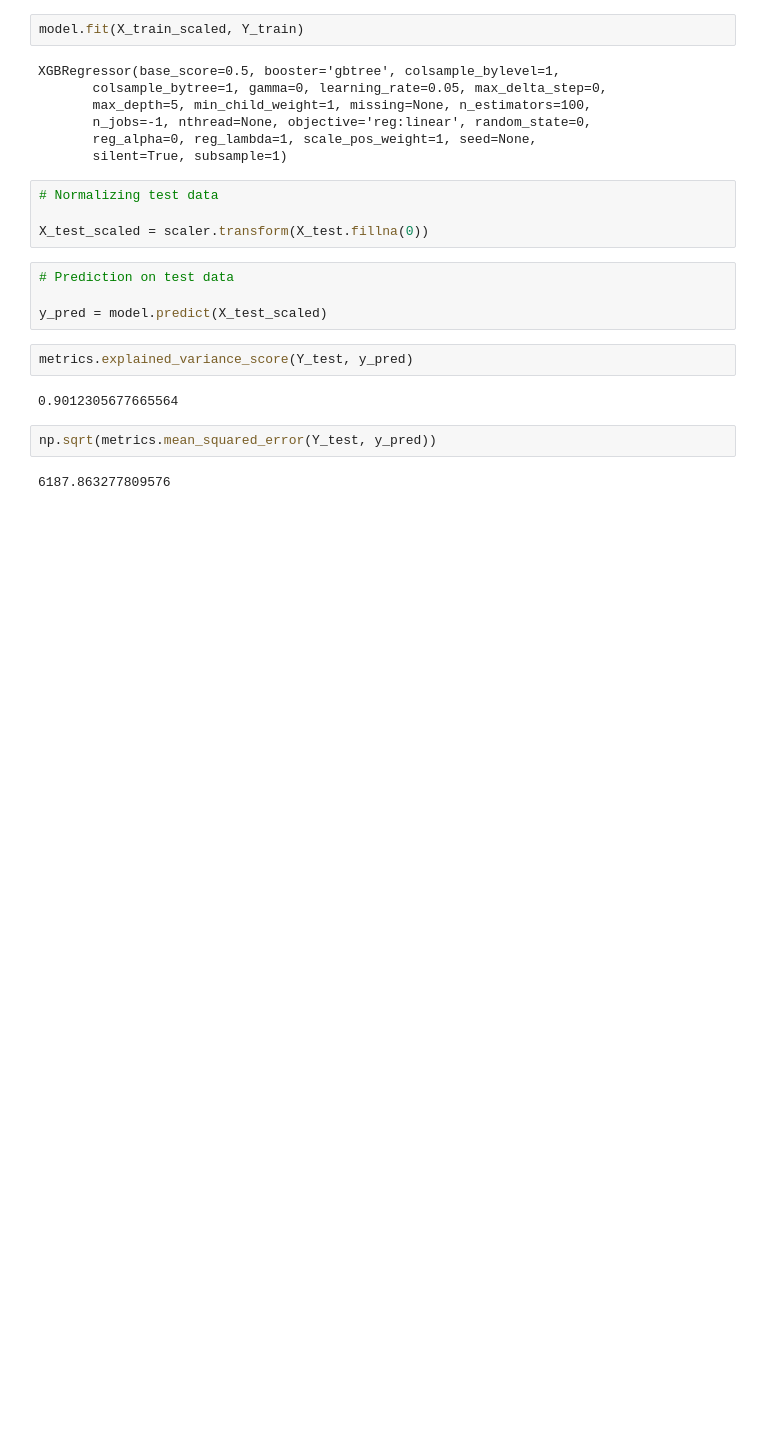
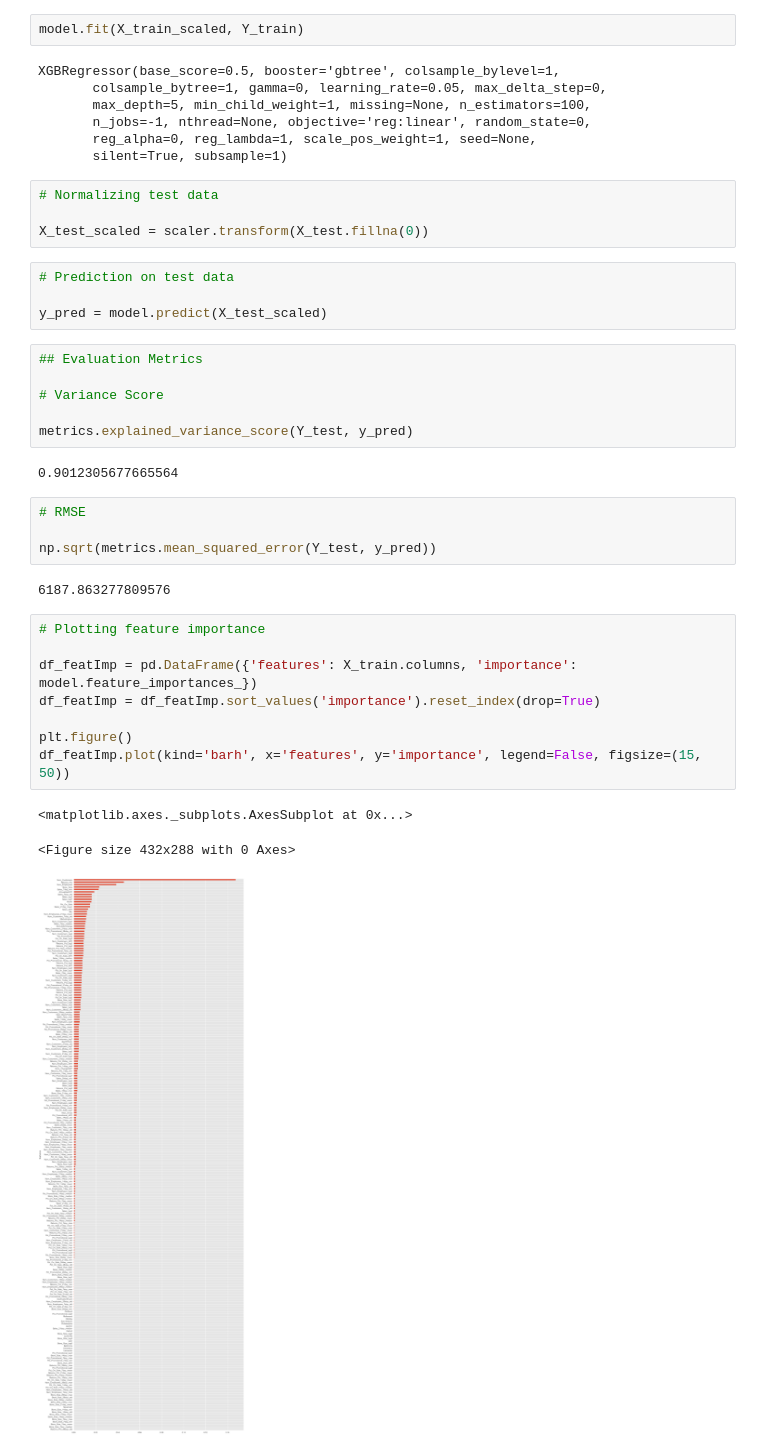
Before and after one commit to srjit/sales-time-series-analysis, a Jupyter notebook: src/models/XGBoost.ipynb, the cells around one changed output. Saved outputs shown, nothing was run; the diff lists cells and outputs as text; blank space fills up the shorter version.

```diff
--- a/src/models/XGBoost.ipynb
+++ b/src/models/XGBoost.ipynb
@@ -282,10 +282,28 @@ X_test_scaled = scaler.transform(X_test.fillna(0))
 
 y_pred = model.predict(X_test_scaled)
 # %%
+## Evaluation Metrics
+
+# Variance Score
+
 metrics.explained_variance_score(Y_test, y_pred)
 # %% [output]
 0.9012305677665564
 # %%
+# RMSE
+
 np.sqrt(metrics.mean_squared_error(Y_test, y_pred))
 # %% [output]
 6187.863277809576
+# %%
+# Plotting feature importance
+
+df_featImp = pd.DataFrame({'features': X_train.columns, 'importance': model.feature_importances_})
+df_featImp = df_featImp.sort_values('importance').reset_index(drop=True)
+
+plt.figure()
+df_featImp.plot(kind='barh', x='features', y='importance', legend=False, figsize=(15, 50))
+# %% [output]
+<matplotlib.axes._subplots.AxesSubplot at 0x...>
+<Figure size 432x288 with 0 Axes>
+[figure, added]
```
Also changed, not shown: parts of 2 cells of this notebook.
